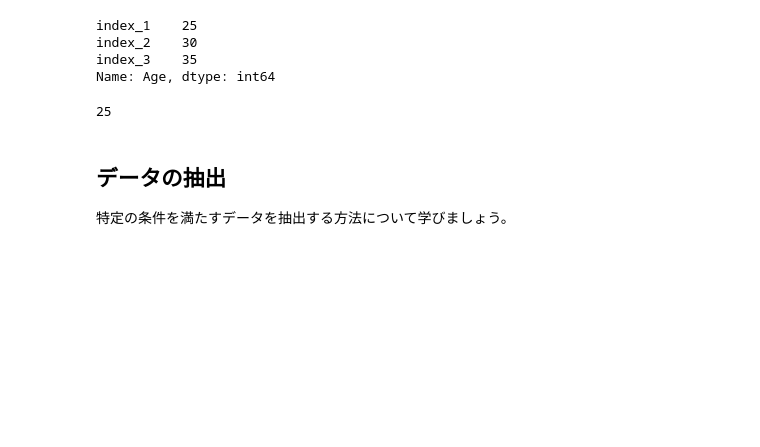
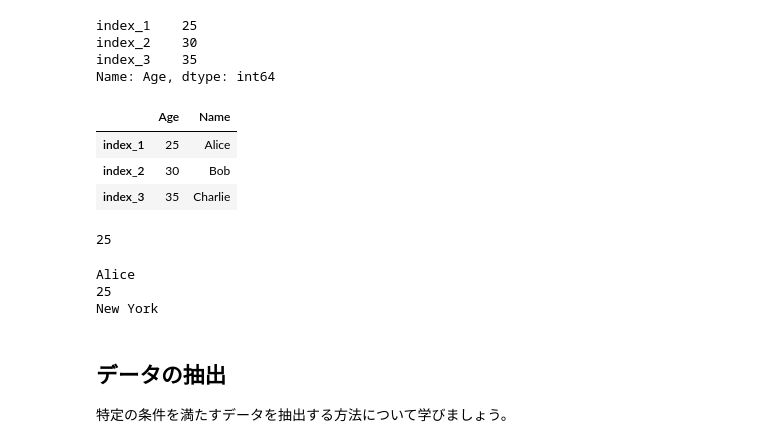
Before and after one commit to gmoriki/C4RA-Python-Tutorials, a Jupyter notebook: 0609/0609_Tutorial.ipynb, the cells around one changed output. Cells and saved outputs as stored; diff of their text form; code cells hidden in the pictures; blank space fills up the shorter version.

```diff
--- a/0609/0609_Tutorial.ipynb
+++ b/0609/0609_Tutorial.ipynb
@@ -193,11 +195,27 @@ index_1    25
 index_2    30
 index_3    35
 Name: Age, dtype: int64
+# %%
+# 全てのインデックスと複数の列を指定
+df.iloc[:,[1,0]]
+# %% [output]
+|  | Age | Name |
+| index_1 | 25 | Alice |
+| index_2 | 30 | Bob |
+| index_3 | 35 | Charlie |
 # %%
 # 一つのインデックスと一つの列を指定
 df.iloc[0,1]
 # %% [output]
 25
+# %%
+# 繰り返し処理により値を出力することも可能
+for column in range(len(df)):
+    print(df.iloc[0,column])
+# %% [output]
+Alice
+25
+New York
 # %% [markdown]
 ## データの抽出
 
```
Also changed, not shown: parts of 13 cells of this notebook.
